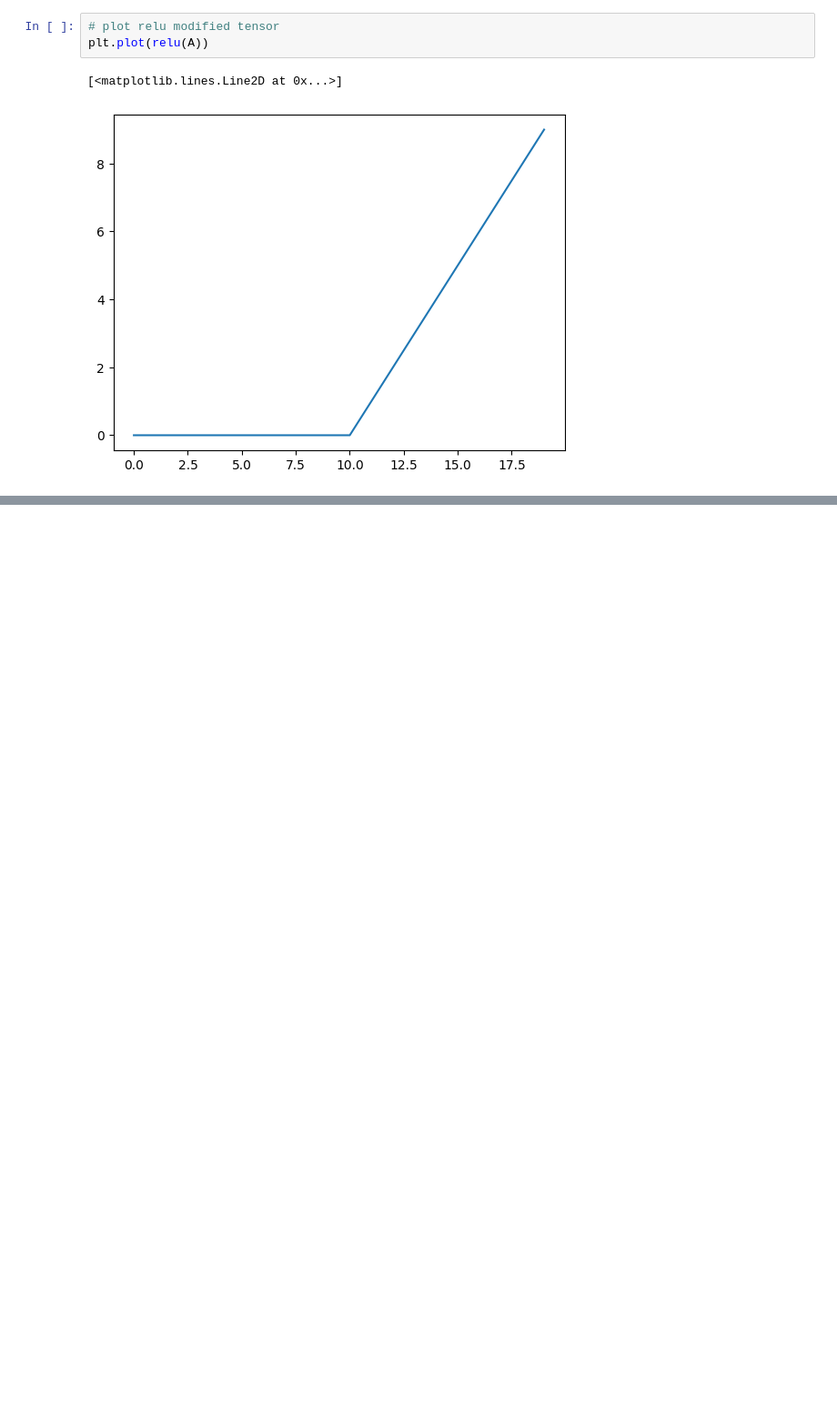
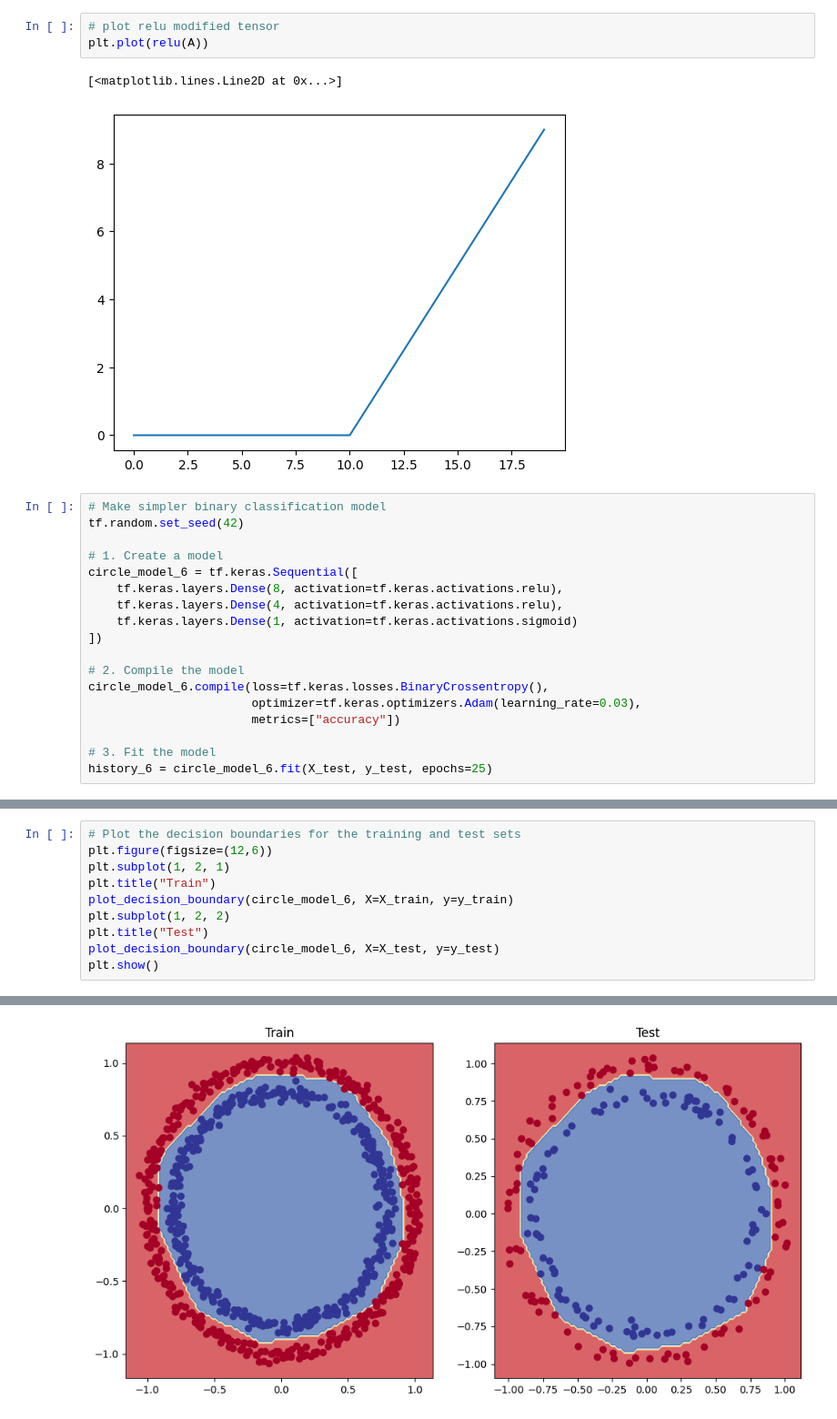
Before and after one commit to ra2dd/jupyter-tensor, a Jupyter notebook: 03_neural_network_classification.ipynb, the cells around one changed output, grey strips where cells are left out. Shown at 91% size. Drawn from its saved outputs; the diff is of its cells as text; blank space fills up the shorter version.

```diff
--- a/03_neural_network_classification.ipynb
+++ b/03_neural_network_classification.ipynb
@@ -528,3 +528,21 @@ plt.plot(relu(A))
 # %% [output]
 [<matplotlib.lines.Line2D at 0x...>]
 [figure]
+# %%
+# Make simpler binary classification model
+tf.random.set_seed(42)
+
+# 1. Create a model
+circle_model_6 = tf.keras.Sequential([
+    tf.keras.layers.Dense(8, activation=tf.keras.activations.relu),
+    tf.keras.layers.Dense(4, activation=tf.keras.activations.relu),
+    tf.keras.layers.Dense(1, activation=tf.keras.activations.sigmoid)
+])
+
+# 2. Compile the model
+circle_model_6.compile(loss=tf.keras.losses.BinaryCrossentropy(),
+                       optimizer=tf.keras.optimizers.Adam(learning_rate=0.03),
+                       metrics=["accuracy"])
+
+# 3. Fit the model
+history_6 = circle_model_6.fit(X_test, y_test, epochs=25)
@@ -530,0 +573,11 @@ plt.plot(relu(A))
+# %%
+# Plot the decision boundaries for the training and test sets
+plt.figure(figsize=(12,6))
+plt.subplot(1, 2, 1)
+plt.title("Train")
+plot_decision_boundary(circle_model_6, X=X_train, y=y_train)
+plt.subplot(1, 2, 2)
+plt.title("Test")
+plot_decision_boundary(circle_model_6, X=X_test, y=y_test)
+plt.show()
+# %% [output]
@@ -530,0 +588 @@ plt.plot(relu(A))
+[figure, added]
```
Also changed, not shown: parts of 30 cells of this notebook.
